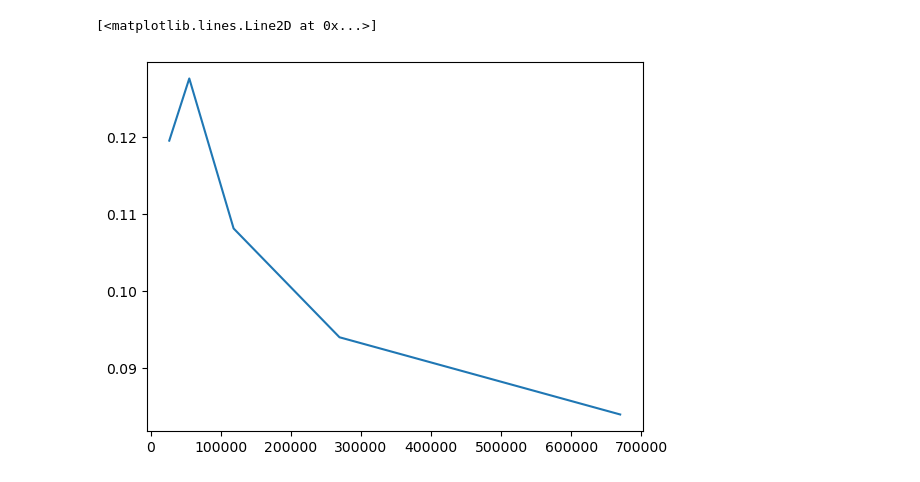
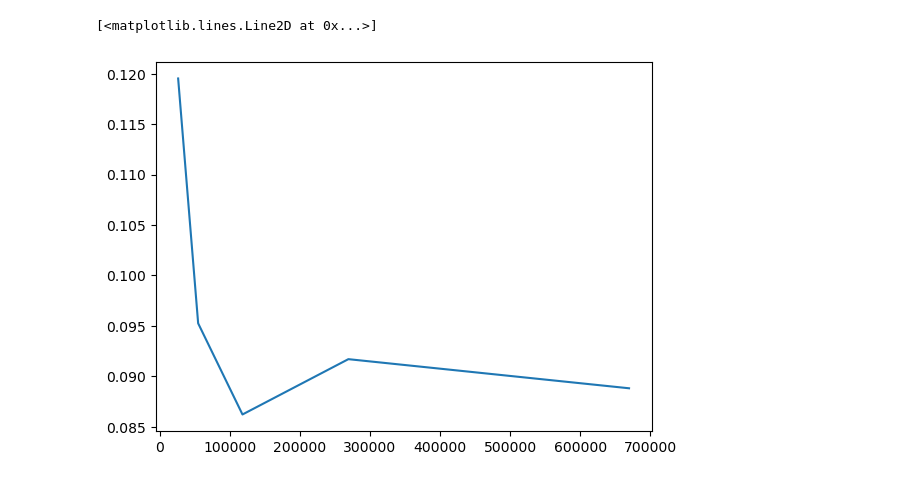
Before and after one commit to ashah01/Scaling-laws-framework, a Jupyter notebook: visualize.ipynb, the cells around one changed output. Drawn from its saved outputs; the diff is of its cells as text; code cells hidden in the pictures.

```diff
--- a/visualize.ipynb
+++ b/visualize.ipynb
@@ -5,7 +5,7 @@ from operator import itemgetter
 # %%
 # lr, hidden_dim, depth, params, dropout1, droput2, loss
 data = None
-with open("observations/analytics.txt", "r") as file:
+with open("observations/joshwidthexperiment/analytics.txt", "r") as file:
     data = file.readlines()
 # %%
 run = list(map(list, [itemgetter(2, 3, 4, -1)(re.findall(r"[-+]?\d*\.\d+|\d+", line)) for line in data]))
@@ -56,5 +29,5 @@ third_array_sorted = [third_array[i] for i in sorted_indexes]
 # %%
-plt.plot(second_array_sorted, third_array_sorted)
+plt.plot(second_array, third_array)
 # %% [output]
 [<matplotlib.lines.Line2D at 0x...>]
-[figure, old version]
+[figure, new version]
```
Also changed, not shown: parts of 10 cells of this notebook, 24 other files.
